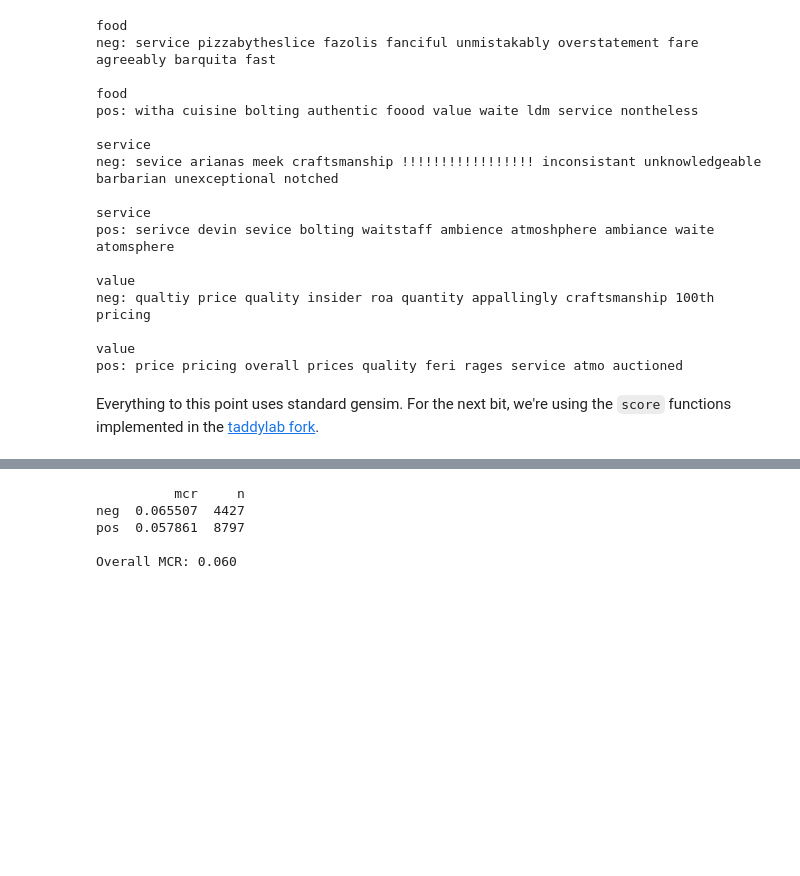
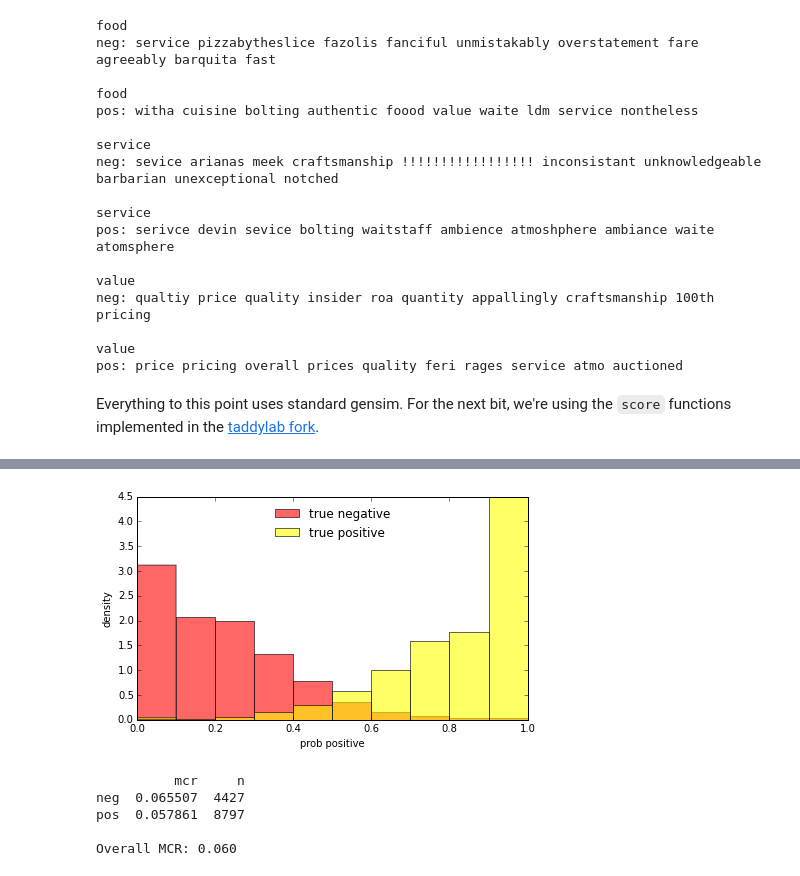
Before and after one commit to TaddyLab/deepir, a Jupyter notebook: w2v-inversion.ipynb, the cells around one changed output, grey strips where cells are left out. Cells and saved outputs as stored; diff of their text form; code cells hidden in the pictures; blank space fills up the shorter version.

```diff
--- a/w2v-inversion.ipynb
+++ b/w2v-inversion.ipynb
@@ -194,3 +194,16 @@ plt.ylabel("density")
+# %%
+fig = plt.figure(figsize=(7,4))
+plt.hist(probs['neg']['pos'],normed=1,
+    color="red", alpha=.6, label="true negative", linewidth=1)
+plt.hist(probs['pos']['pos'],normed=1,
+    color="yellow", alpha=.6, label="true positive", linewidth=1)
+plt.xlim([0,1])
+plt.legend(frameon=False, loc='upper center')
+plt.xlabel("prob positive")
+plt.ylabel("density")
+fig.savefig("graphs/coarseprobs.pdf", format="pdf", bbox_inches="tight")
+# %% [output]
+[figure, added]
 # %%
 yhat = {g: probs[g].idxmax('columns') for g in docgrp}
 mc = pd.DataFrame({
```
Also changed, not shown: parts of 9 cells of this notebook, 2 other files.
